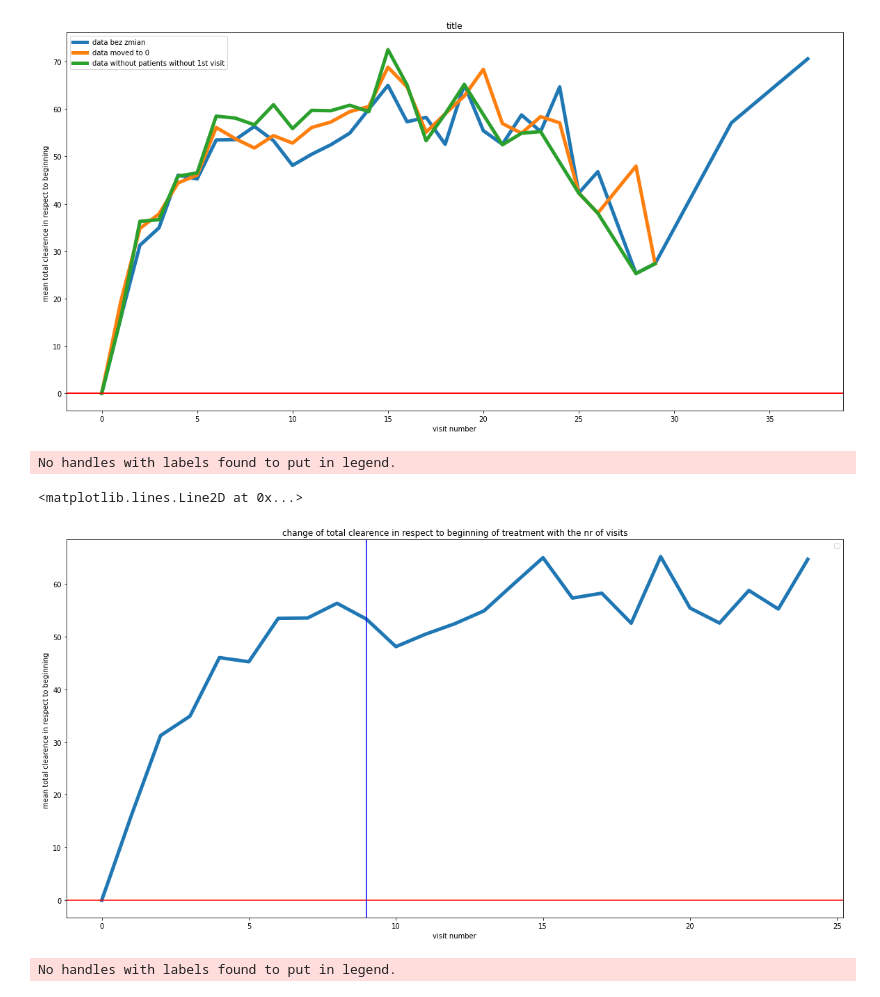
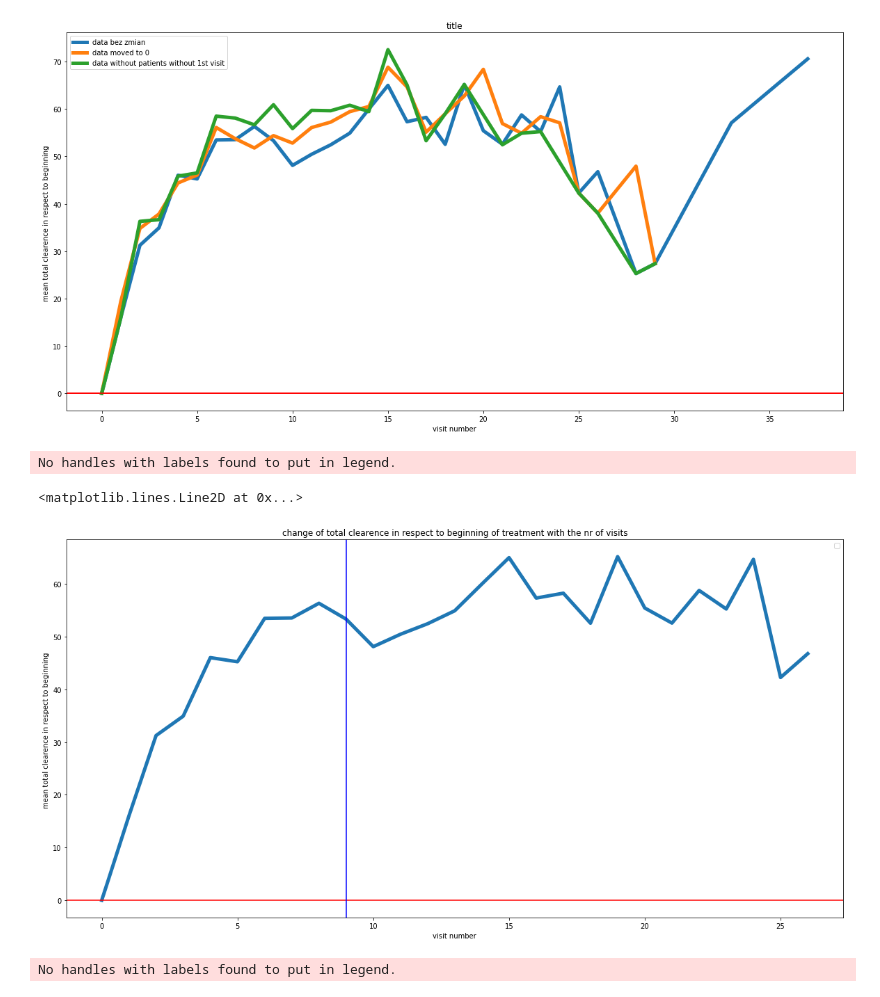
Before and after one commit to szczekulskij/long-term-analysis-of-pws, a Jupyter notebook: main.ipynb, the cells around one changed output. Drawn from its saved outputs; the diff is of its cells as text; code cells hidden in the pictures.

Commit message:
save progress w. graphs

```diff
--- a/main.ipynb
+++ b/main.ipynb
@@ -128,12 +344,18 @@ default time group has GROUPS defined as: [0, 90, 180, 270, 360]
 [figure]
 # %%
 plt.figure(figsize=(20,10))
-agg_column_graph(data, label = '', column = 'total_clearence_in_respect_to_beginning', title = 'change of total clearence in respect to beginning of treatment with the nr of visits', cut_last_x_visits = 24)
+agg_column_graph(data, label = '', column = 'total_clearence_in_respect_to_beginning', title = 'change of total clearence in respect to beginning of treatment with the nr of visits', cut_last_x_visits = 27)
 plt.axvline(x=9, color='b', linestyle='-')
+
+# Logaithmic and polynomial fits
+# If the logathmic fit is the best fit
+# Anova -> posthoc ttest ()
+# Plot the scatter of data for better visibility
+# (try moving avg for smoothen avg)
 # %% [output]
 No handles with labels found to put in legend.
 <matplotlib.lines.Line2D at 0x...>
-[figure, old version]
+[figure, new version]
 # %%
 plt.figure(figsize=(20,10))
 agg_column_graph(data, label = '', column = 'total_clearence_in_between_visits', title = 'change of total clearence in respect to previous visit with the nr of visits', cut_last_x_visits = 25)
```
Also changed, not shown: parts of 24 cells of this notebook, 1 other file.
